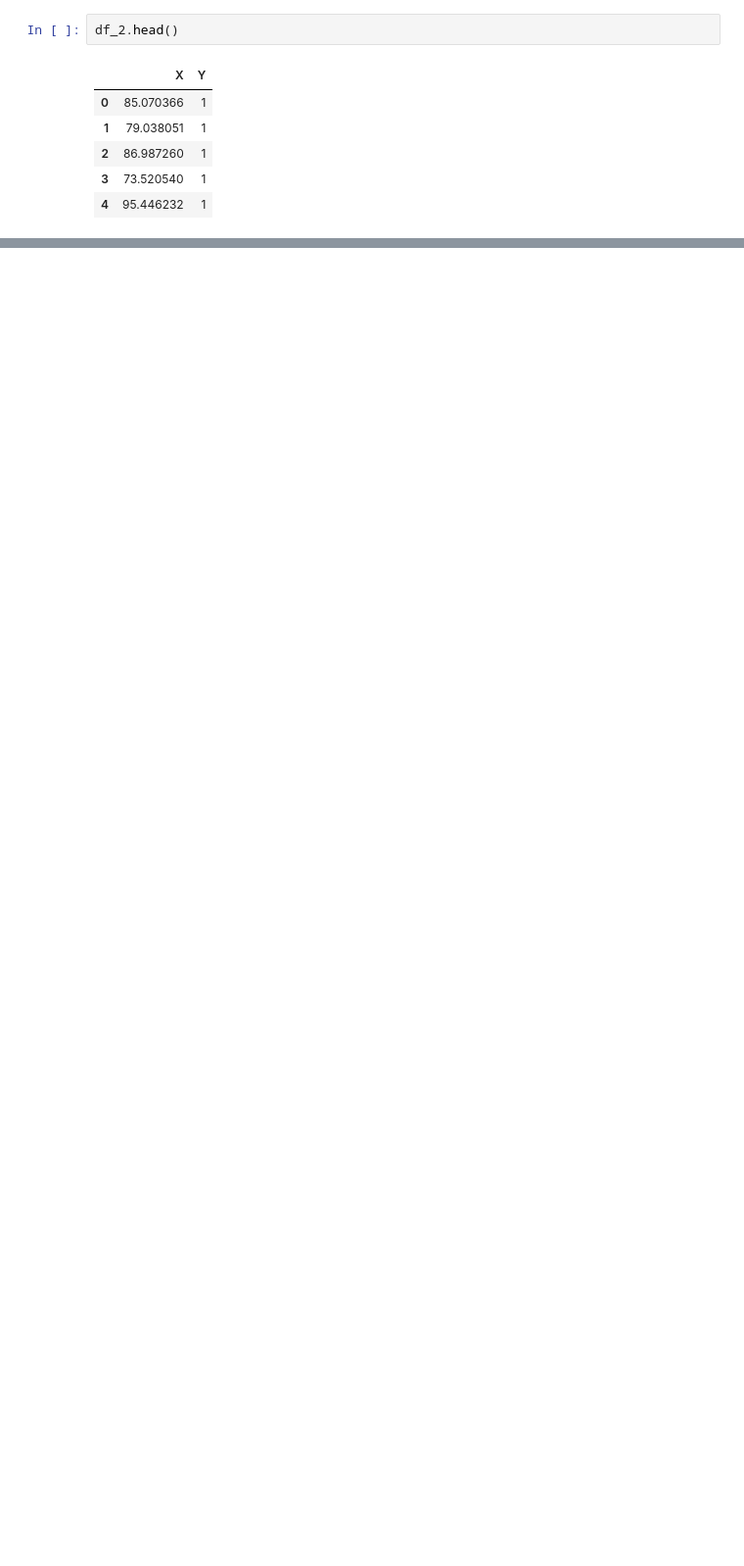
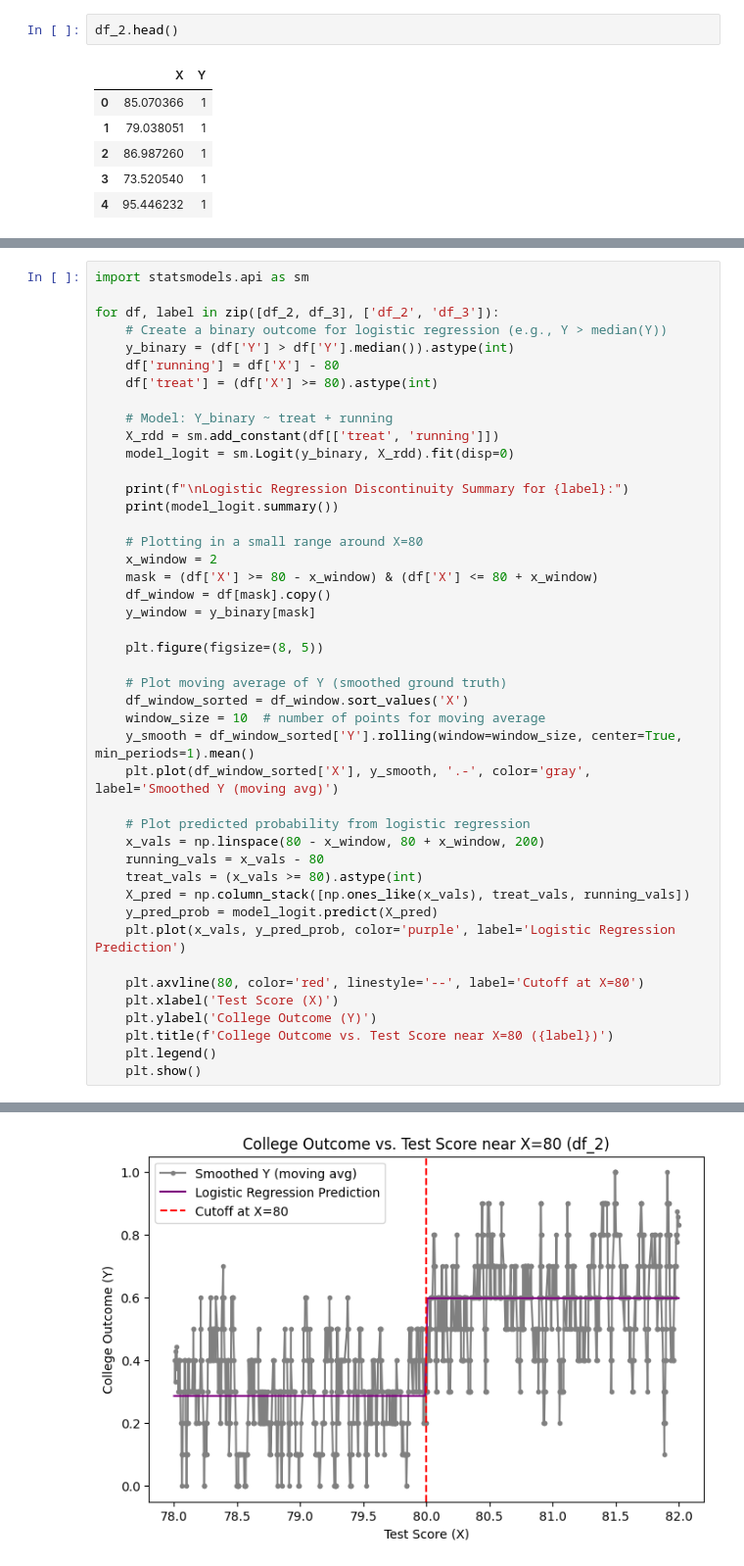
Before and after one commit to jtvon/2025-summer-mod-6, a Jupyter notebook: notebooks/Homework_4_notebook.ipynb, the cells around one changed output, grey strips where cells are left out. Shown at 98% size. Saved outputs shown, nothing was run; the diff lists cells and outputs as text; blank space fills up the shorter version.

```diff
--- a/notebooks/Homework_4_notebook.ipynb
+++ b/notebooks/Homework_4_notebook.ipynb
@@ -115,0 +172,45 @@ df_3.head()
+# %%
+import statsmodels.api as sm
+
+for df, label in zip([df_2, df_3], ['df_2', 'df_3']):
+    # Create a binary outcome for logistic regression (e.g., Y > median(Y))
+    y_binary = (df['Y'] > df['Y'].median()).astype(int)
+    df['running'] = df['X'] - 80
+    df['treat'] = (df['X'] >= 80).astype(int)
+
+    # Model: Y_binary ~ treat + running
+    X_rdd = sm.add_constant(df[['treat', 'running']])
+    model_logit = sm.Logit(y_binary, X_rdd).fit(disp=0)
+
+    print(f"\nLogistic Regression Discontinuity Summary for {label}:")
+    print(model_logit.summary())
+
+    # Plotting in a small range around X=80
+    x_window = 2
+    mask = (df['X'] >= 80 - x_window) & (df['X'] <= 80 + x_window)
+    df_window = df[mask].copy()
+    y_window = y_binary[mask]
+
+    plt.figure(figsize=(8, 5))
+
+    # Plot moving average of Y (smoothed ground truth)
+    df_window_sorted = df_window.sort_values('X')
+    window_size = 10  # number of points for moving average
+    y_smooth = df_window_sorted['Y'].rolling(window=window_size, center=True, min_periods=1).mean()
+    plt.plot(df_window_sorted['X'], y_smooth, '.-', color='gray', label='Smoothed Y (moving avg)')
+
+    # Plot predicted probability from logistic regression
+    x_vals = np.linspace(80 - x_window, 80 + x_window, 200)
+    running_vals = x_vals - 80
+    treat_vals = (x_vals >= 80).astype(int)
+    X_pred = np.column_stack([np.ones_like(x_vals), treat_vals, running_vals])
+    y_pred_prob = model_logit.predict(X_pred)
+    plt.plot(x_vals, y_pred_prob, color='purple', label='Logistic Regression Prediction')
+
+    plt.axvline(80, color='red', linestyle='--', label='Cutoff at X=80')
+    plt.xlabel('Test Score (X)')
+    plt.ylabel('College Outcome (Y)')
+    plt.title(f'College Outcome vs. Test Score near X=80 ({label})')
+    plt.legend()
+    plt.show()
+# %% [output]
@@ -115,0 +234 @@ df_3.head()
+[figure, added]
```
Also changed, not shown: parts of 7 cells of this notebook, 1 other file.
